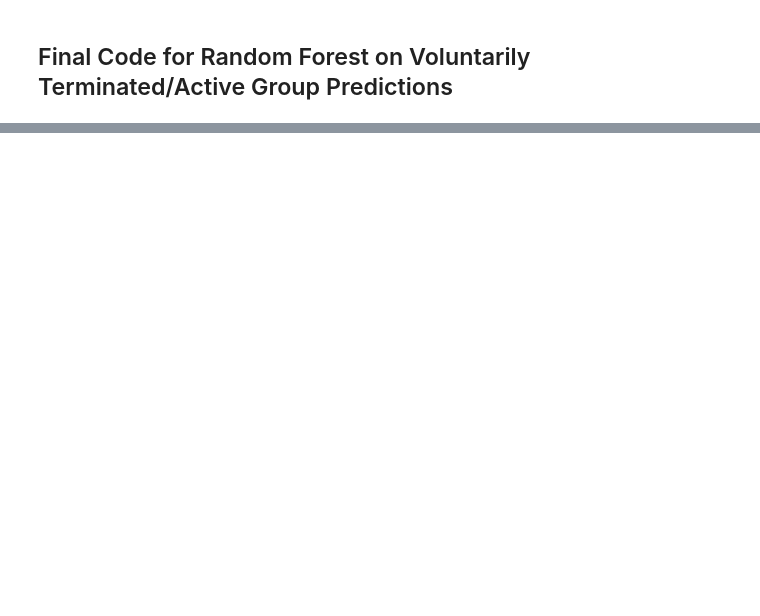
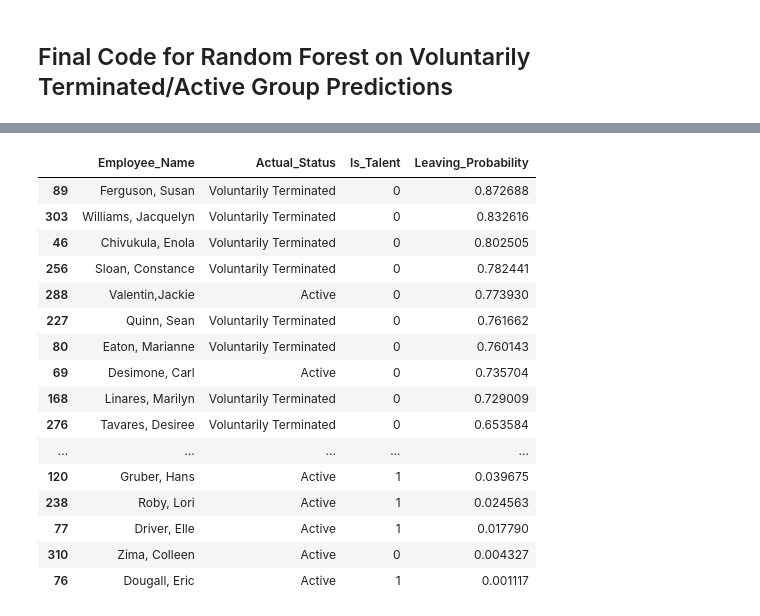
Before and after one commit to DovydasVe/HR_analytics_protecting_talent, a Jupyter notebook: Turnover_analysis.ipynb, the cells around one changed output, grey strips where cells are left out. Saved outputs shown, nothing was run; the diff lists cells and outputs as text; code cells hidden in the pictures; blank space fills up the shorter version.

```diff
--- a/Turnover_analysis.ipynb
+++ b/Turnover_analysis.ipynb
@@ -258,0 +345,20 @@ Passing `palette` without assigning `hue` is deprecated and will be removed in v
+# %%
+test_risk_df
+# %% [output]
+|  | Employee_Name | Actual_Status | Is_Talent | Leaving_Probability |
+| 89 | Ferguson, Susan | Voluntarily Terminated | 0 | 0.872688 |
+| 303 | Williams, Jacquelyn | Voluntarily Terminated | 0 | 0.832616 |
+| 46 | Chivukula, Enola | Voluntarily Terminated | 0 | 0.802505 |
+| 256 | Sloan, Constance | Voluntarily Terminated | 0 | 0.782441 |
+| 288 | Valentin,Jackie | Active | 0 | 0.773930 |
+| 227 | Quinn, Sean | Voluntarily Terminated | 0 | 0.761662 |
+| 80 | Eaton, Marianne | Voluntarily Terminated | 0 | 0.760143 |
+| 69 | Desimone, Carl | Active | 0 | 0.735704 |
+| 168 | Linares, Marilyn | Voluntarily Terminated | 0 | 0.729009 |
+| 276 | Tavares, Desiree | Voluntarily Terminated | 0 | 0.653584 |
+| ... | ... | ... | ... | ... |
+| 120 | Gruber, Hans | Active | 1 | 0.039675 |
+| 238 | Roby, Lori | Active | 1 | 0.024563 |
+| 77 | Driver, Elle | Active | 1 | 0.017790 |
+| 310 | Zima, Colleen | Active | 0 | 0.004327 |
+| 76 | Dougall, Eric | Active | 1 | 0.001117 |
```
Also changed, not shown: parts of 3 cells of this notebook.
